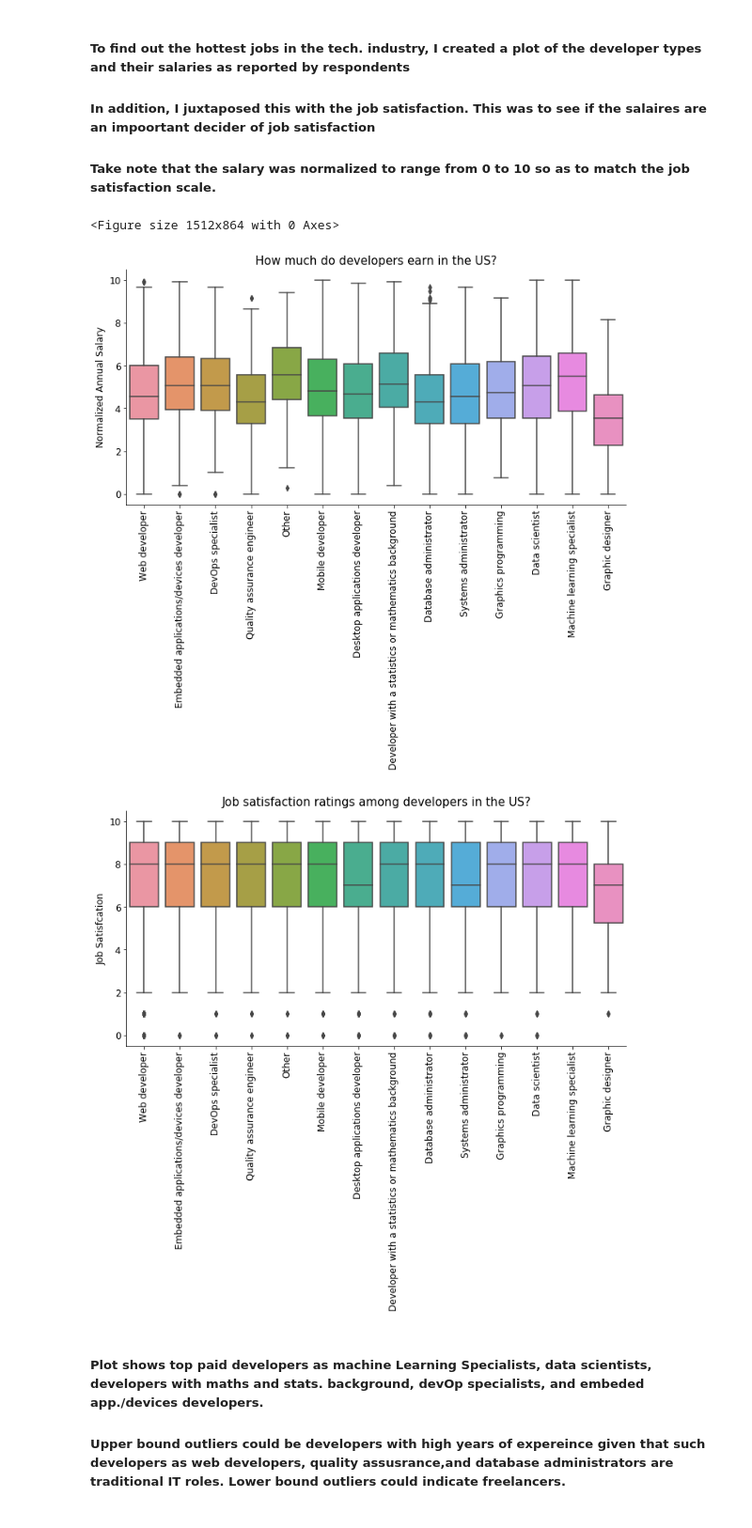
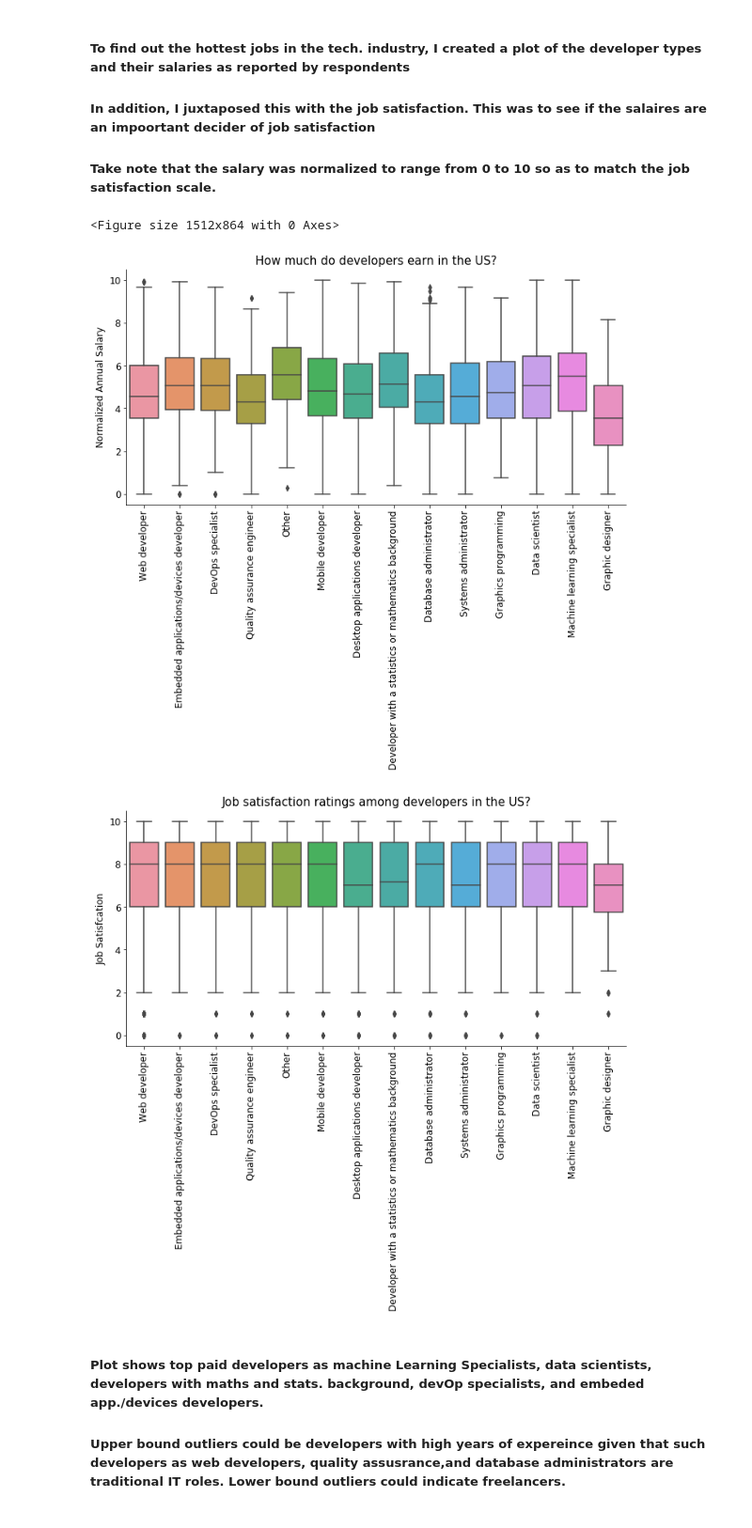
Before and after one commit to cjayidoko/TopDevelopers2017, a Jupyter notebook: IdokoCM_DataSc_Project1.ipynb, the cells around one changed output. Shown at 94% size. Saved outputs shown, nothing was run; the diff lists cells and outputs as text; code cells hidden in the pictures.

```diff
--- a/IdokoCM_DataSc_Project1.ipynb
+++ b/IdokoCM_DataSc_Project1.ipynb
@@ -277,0 +263,7 @@ Name: DevType, dtype: int64
+# %%
+my_df = pd.concat([drop_down(df,'DeveloperType','Country',';'),drop_down(df,'DeveloperType','Salary',';'), drop_down(df,'DeveloperType','JobSatisfaction',';')], axis = 1)
+#new_df1 = new_df.drop(index = [1])
+my_df = my_df.loc[:,~my_df.columns.duplicated()]
+#new_df1.head(6)
+#my_df = pd.DataFrame({'DevType':hy1,'Country':Cntry1,'JobSat':JobSat1,'Salary':SalLst1})
+my_df.head(10)
@@ -277,0 +310,6 @@ Name: DevType, dtype: int64
+# %%
+my_df = my_df[my_df.DeveloperType != 'nan'] #Remove all 'nan' answers for developers since they are not recognized as NaN
+#This is because of two reasons:
+# 1. My goal is not to model the data but to see true visualization of the data as reported
+# 2. The nan responses are most likey other types of developers, or people who dont consider themselves developers
+    #but use stack overflow
@@ -279,5 +347,7 @@ Name: DevType, dtype: int64
 #Select only respondents from the US
 #This is to keep the salaries in the same currency, and avoid ambiguous comparism
 US_df = my_df[my_df.Country == 'United States']
-US_df = US_df.dropna(subset = ['JobSat','Salary'], how = 'any')#Drop all NaN responses in JobSat and Salary columns
-US_df = US_df.drop('Country', axis = 1)#The country column in no longer needed
+#Drop all NaN responses in Salary columns since we have a high % of data missing >70%
+US_df = US_df.dropna(subset = ['Salary'], how = 'any')#Drop all NaN responses in Salary
+#Then see how many of the remaining Job satisfaction are missing
+US_df.JobSatisfaction.isnull().sum()
@@ -284,3 +356,7 @@ US_df = US_df.drop('Country', axis = 1)#The country column in no longer needed
+# %%
+#Fill NaN in Jobsatisfaction with the mean. This is beacuse Job Sat. rating doesnt have outliers
+US_df.JobSatisfaction.fillna(value = US_df.JobSatisfaction.mean(), inplace = True)#Fill NaN in Jobsatisfaction with the mean
+US_df = US_df.drop('Country', axis = 1)#The country column in no longer needed
 # %%
 US_df.isnull().sum()
 # %% [output]
@@ -337,23 +415,23 @@ US_df1.head()
 ##### Take note that the salary was normalized to range from 0 to 10 so as to match the job satisfaction scale.
 # %%
 plt.figure(figsize=(21, 12))
-chart1 = sns.catplot(x="DevType",y = 'Norm_Sal', kind="box", data=US_df, aspect = 2)
+chart1 = sns.catplot(x="DeveloperType",y = 'Norm_Sal', kind="box", data=US_df, aspect = 2)
 chart1.set_xticklabels(rotation=90, fontsize = 12)
 chart1.set_yticklabels(fontsize = 12)
 chart1.set_xlabels('', fontsize = 12)
 chart1.set_ylabels('Normalized Annual Salary', fontsize = 12)
 plt.title('How much do developers earn in the US?', fontsize = 15)
-chart2 = sns.catplot(x="DevType",y = 'JobSat',kind="box", data=US_df, aspect = 2)
+chart2 = sns.catplot(x="DeveloperType",y = 'JobSatisfaction',kind="box", data=US_df, aspect = 2)
 chart2.set_xticklabels(rotation=90, fontsize = 12)
 chart2.set_yticklabels(fontsize = 12)
 chart2.set_xlabels('', fontsize = 12)
 chart2.set_ylabels('Job Satisfcation', fontsize = 12)
 plt.title('Job satisfaction ratings among developers in the US?', fontsize = 15)
 plt.show()
 # %% [output]
 <Figure size 1512x864 with 0 Axes>
-[figure, old version]
+[figure, new version]
-[figure, old version]
+[figure, new version]
 # %% [markdown]
 ##### Plot shows top paid developers as machine Learning Specialists, data scientists, developers with maths and stats. background, devOp specialists, and embeded app./devices developers.
 ##### Upper bound outliers could be developers with high years of expereince given that such developers as web developers, quality assusrance,and database administrators are traditional IT roles. Lower bound outliers could indicate freelancers.
```
Also changed, not shown: parts of 65 cells of this notebook.
